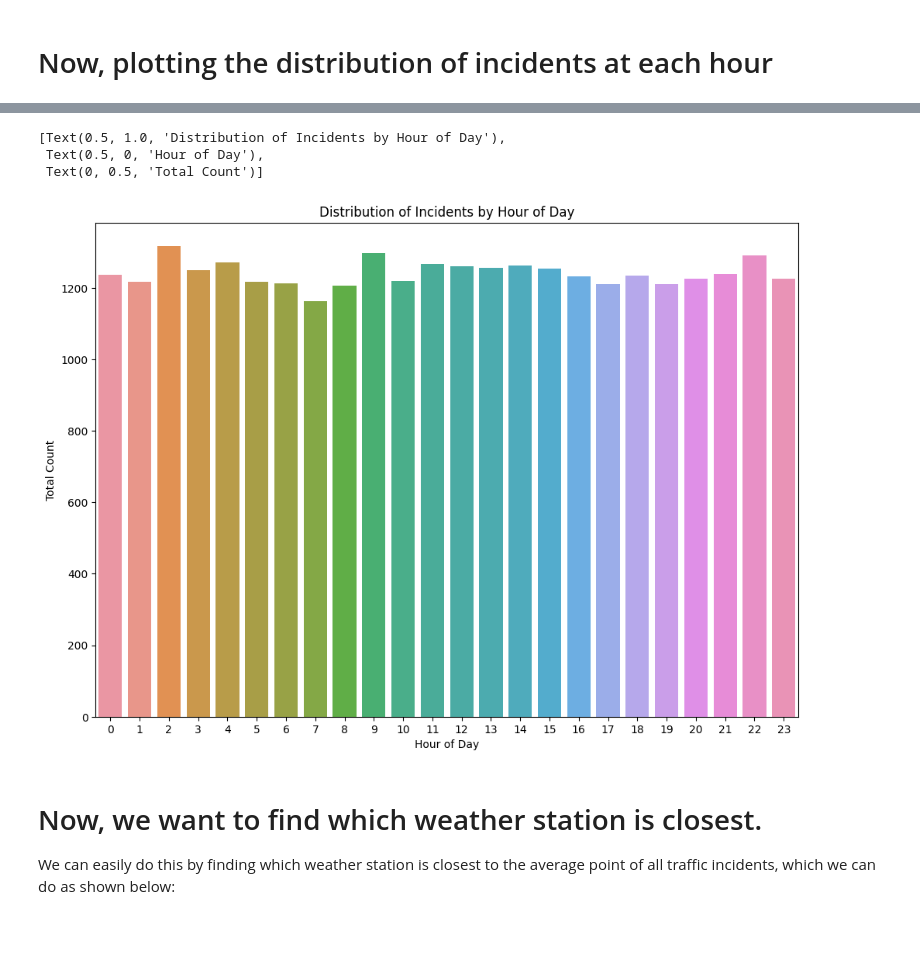
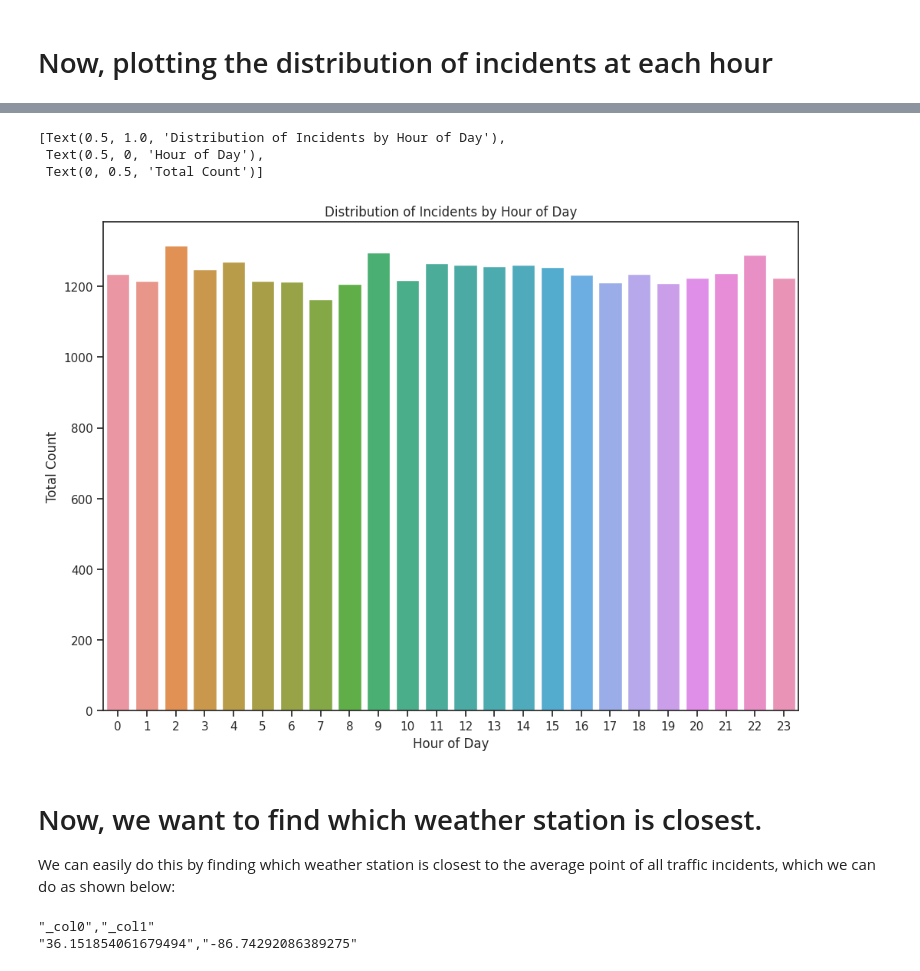
Before and after one commit to JoshScherer/Emergency-Response, a Jupyter notebook: Initial-Query-Exploration.ipynb, the cells around one changed output, grey strips where cells are left out. Drawn from its saved outputs; the diff is of its cells as text; code cells hidden in the pictures; blank space fills up the shorter version.

Commit message:
Closest weather station and clean ups

```diff
--- a/Initial-Query-Exploration.ipynb
+++ b/Initial-Query-Exploration.ipynb
@@ -464,17 +471,18 @@ query_database(database='incidents', \
 ,"0"
 # %%
 import seaborn as sns
+sns.set(style='ticks')
 time_hist = pd.read_csv('results.csv')
 fig, ax = plt.subplots()
 # the size of A4 paper
 fig.set_size_inches(11.7, 8.27)
 sns.barplot(data=time_hist, x="_col0", y="_col1", order=list(range(0, 24))).set(
     title='Distribution of Incidents by Hour of Day', xlabel='Hour of Day', ylabel='Total Count')
 # %% [output]
 [Text(0.5, 1.0, 'Distribution of Incidents by Hour of Day'),
  Text(0.5, 0, 'Hour of Day'),
  Text(0, 0.5, 'Total Count')]
-[figure, old version]
+[figure, new version]
 # %% [markdown]
 # Now, we want to find which weather station is closest.
 We can easily do this by finding which weather station is closest to the average point of all traffic incidents, which we can do as shown below:
@@ -489,0 +489,9 @@ We can easily do this by finding which weather station is closest to the average
+# %%
+# This will find the average latitude and longitude of incidents
+# This helps us because we want to find the weather station that will best describe the accidents
+query_database(database='incidents', \
+               query='SELECT AVG(latitude), AVG(longitude) FROM "incidents"', \
+               time_to_wait=5)
+# %% [output]
+"_col0","_col1"
+"36.151854061679494","-86.74292086389275"
```
Also changed, not shown: parts of 4 cells of this notebook.
